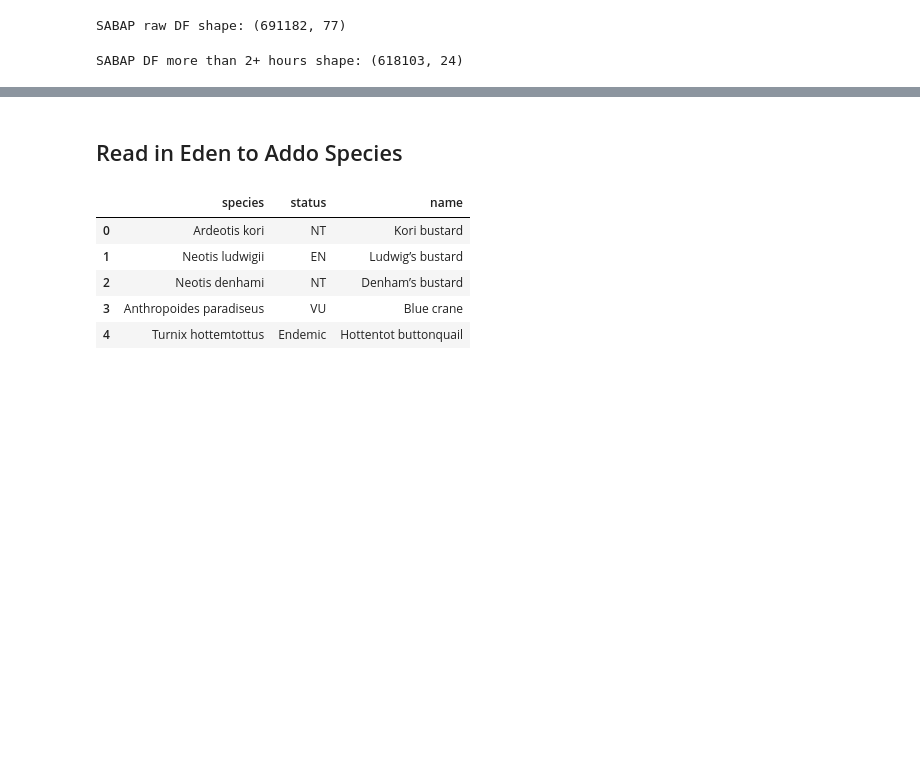
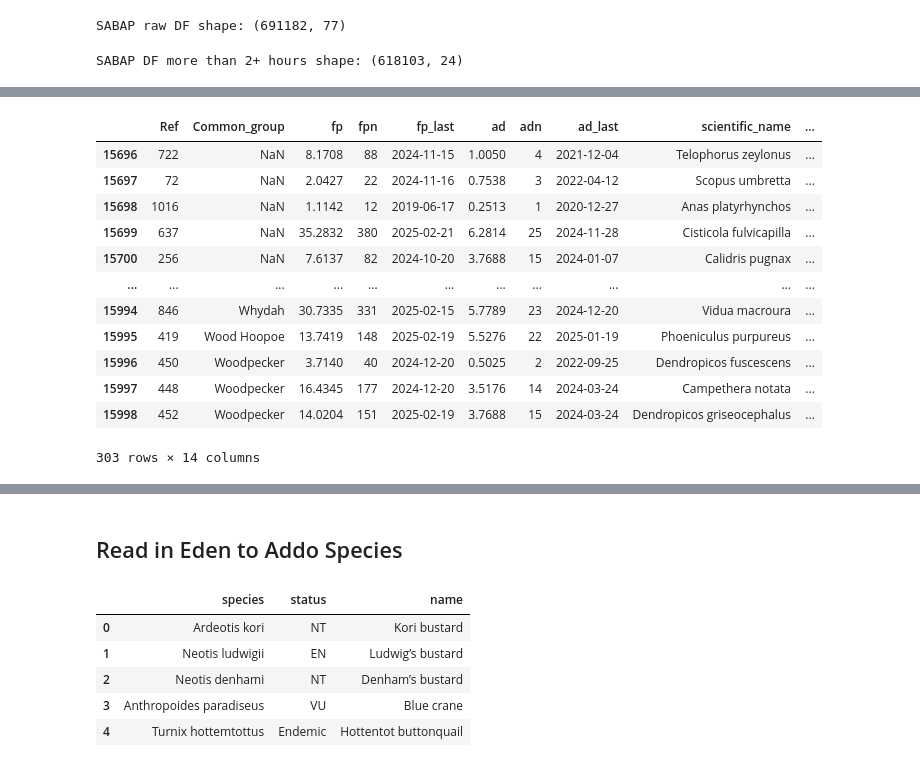
Before and after one commit to jardunn/ForTheBirds-EdenToAddo, a Jupyter notebook: forTheBirds_E2A.ipynb, the cells around one changed output, grey strips where cells are left out. Cells and saved outputs as stored; diff of their text form; code cells hidden in the pictures; blank space fills up the shorter version.

```diff
--- a/forTheBirds_E2A.ipynb
+++ b/forTheBirds_E2A.ipynb
@@ -593,0 +571,3 @@ array([[<Axes: title={'center': 'reporting_rate'}>]], dtype=object)
+# %%
+sabap_df['fp_num_cards'] = sabap_df.apply(lambda row: row.fpn / (row.fp / 100) if row.fp else np.nan, axis=1)
+sabap_df.head()
@@ -593,0 +581,16 @@ array([[<Axes: title={'center': 'reporting_rate'}>]], dtype=object)
+# %%
+sabap_df[sabap_df.pentad == '3400_2320']
+# %% [output]
+|  | Ref | Common_group | fp | fpn | fp_last | ad | adn | ad_last | scientific_name | ... |
+| 15696 | 722 | NaN | 8.1708 | 88 | 2024-11-15 | 1.0050 | 4 | 2021-12-04 | Telophorus zeylonus | ... |
+| 15697 | 72 | NaN | 2.0427 | 22 | 2024-11-16 | 0.7538 | 3 | 2022-04-12 | Scopus umbretta | ... |
+| 15698 | 1016 | NaN | 1.1142 | 12 | 2019-06-17 | 0.2513 | 1 | 2020-12-27 | Anas platyrhynchos | ... |
+| 15699 | 637 | NaN | 35.2832 | 380 | 2025-02-21 | 6.2814 | 25 | 2024-11-28 | Cisticola fulvicapilla | ... |
+| 15700 | 256 | NaN | 7.6137 | 82 | 2024-10-20 | 3.7688 | 15 | 2024-01-07 | Calidris pugnax | ... |
+| ... | ... | ... | ... | ... | ... | ... | ... | ... | ... | ... |
+| 15994 | 846 | Whydah | 30.7335 | 331 | 2025-02-15 | 5.7789 | 23 | 2024-12-20 | Vidua macroura | ... |
+| 15995 | 419 | Wood Hoopoe | 13.7419 | 148 | 2025-02-19 | 5.5276 | 22 | 2025-01-19 | Phoeniculus purpureus | ... |
+| 15996 | 450 | Woodpecker | 3.7140 | 40 | 2024-12-20 | 0.5025 | 2 | 2022-09-25 | Dendropicos fuscescens | ... |
+| 15997 | 448 | Woodpecker | 16.4345 | 177 | 2024-12-20 | 3.5176 | 14 | 2024-03-24 | Campethera notata | ... |
+| 15998 | 452 | Woodpecker | 14.0204 | 151 | 2025-02-19 | 3.7688 | 15 | 2024-03-24 | Dendropicos griseocephalus | ... |
+303 rows × 14 columns
```
Also changed, not shown: parts of 27 cells of this notebook.
